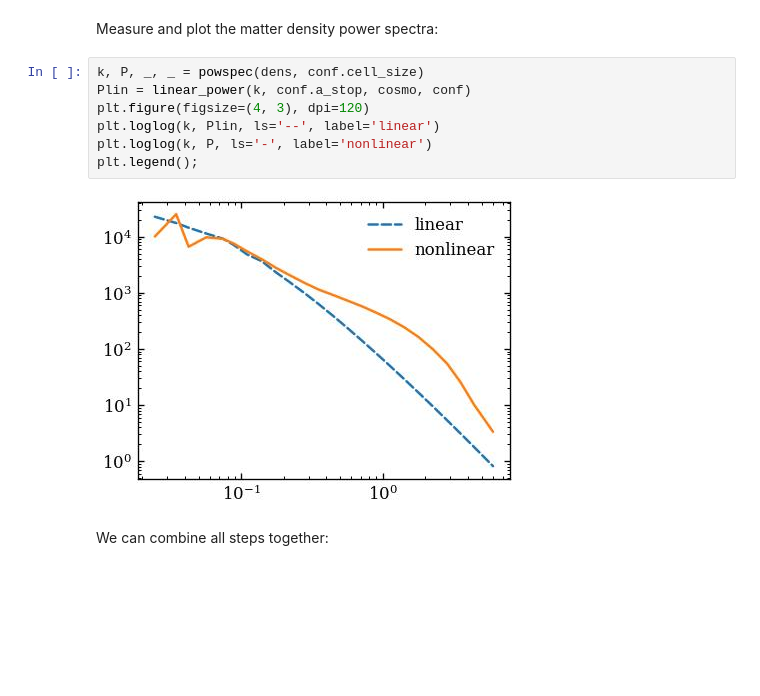
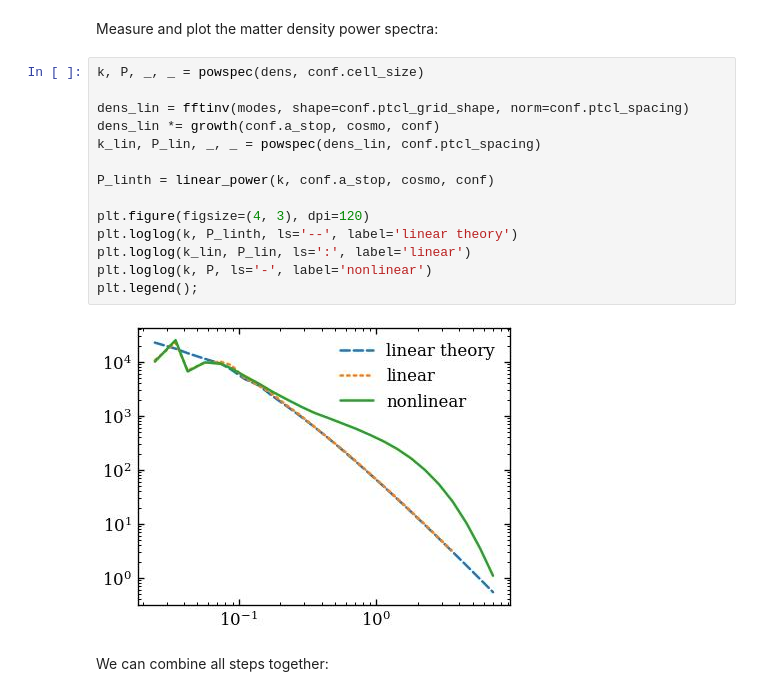
Before and after one commit to eelregit/pmwd, a Jupyter notebook: docs/examples/quickstart.ipynb, the cells around one changed output. Drawn from its saved outputs; the diff is of its cells as text; blank space fills up the shorter version.

Commit message:
Add linear density field and its power in quickstart

```diff
--- a/docs/examples/quickstart.ipynb
+++ b/docs/examples/quickstart.ipynb
@@ -140,13 +141,20 @@ simshow(dens[:16].mean(axis=0), norm='CosmicWebNorm');
 Measure and plot the matter density power spectra:
 # %%
 k, P, _, _ = powspec(dens, conf.cell_size)
-Plin = linear_power(k, conf.a_stop, cosmo, conf)
+
+dens_lin = fftinv(modes, shape=conf.ptcl_grid_shape, norm=conf.ptcl_spacing)
+dens_lin *= growth(conf.a_stop, cosmo, conf)
+k_lin, P_lin, _, _ = powspec(dens_lin, conf.ptcl_spacing)
+
+P_linth = linear_power(k, conf.a_stop, cosmo, conf)
+
 plt.figure(figsize=(4, 3), dpi=120)
-plt.loglog(k, Plin, ls='--', label='linear')
+plt.loglog(k, P_linth, ls='--', label='linear theory')
+plt.loglog(k_lin, P_lin, ls=':', label='linear')
 plt.loglog(k, P, ls='-', label='nonlinear')
 plt.legend();
 # %% [output]
-[figure, old version]
+[figure, new version]
 # %% [markdown]
 We can combine all steps together:
 # %%
```
Also changed, not shown: parts of 1 cell of this notebook.
